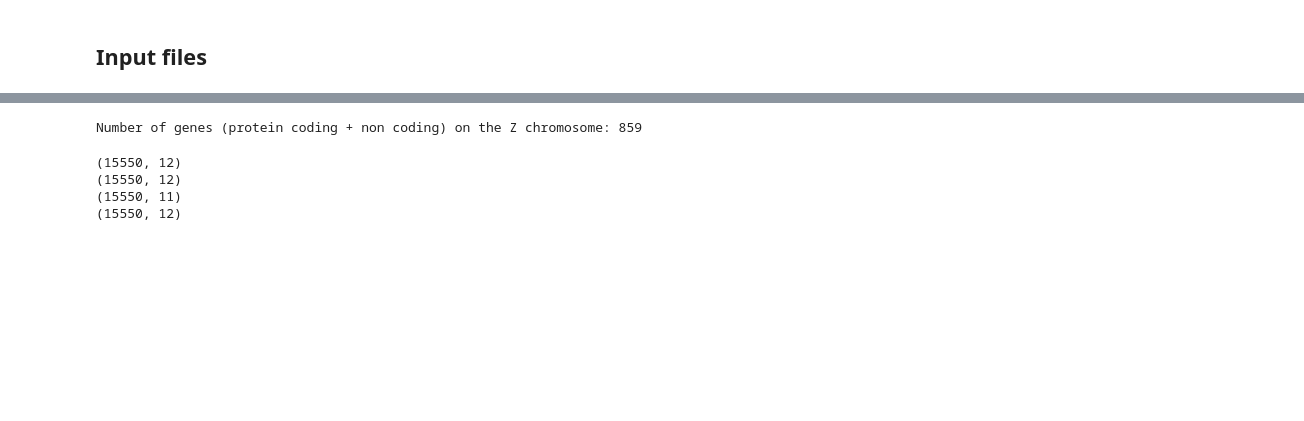
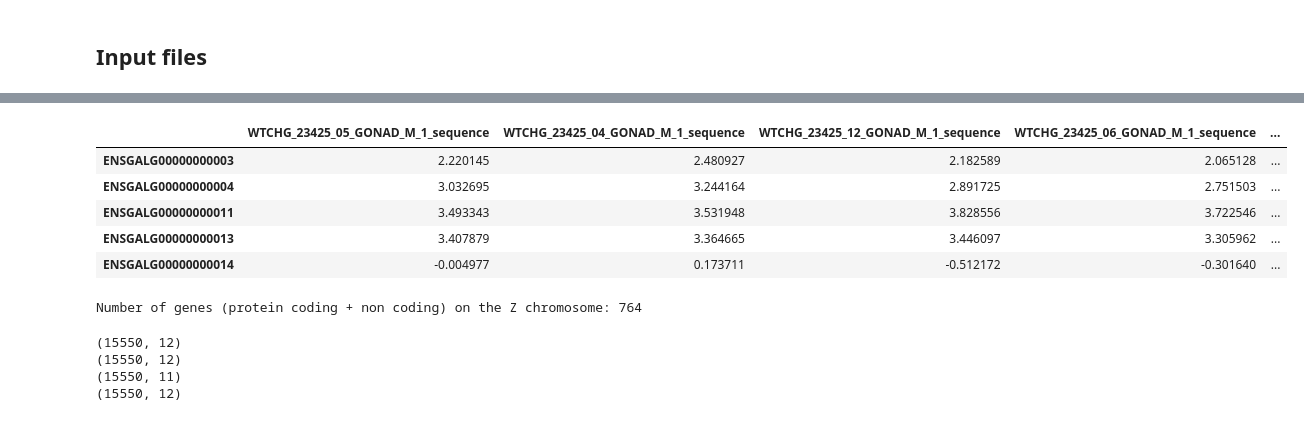
Before and after one commit to qfma/ohnolog-dc, a Jupyter notebook: ase-estimation/2015-10-27-ASE-only-SNP-genes-min17.ipynb, the cells around one changed output, grey strips where cells are left out. Drawn from its saved outputs; the diff is of its cells as text; code cells hidden in the pictures; blank space fills up the shorter version.

```diff
--- a/ase-estimation/2015-10-27-ASE-only-SNP-genes-min17.ipynb
+++ b/ase-estimation/2015-10-27-ASE-only-SNP-genes-min17.ipynb
@@ -125,3 +129,12 @@ rpkm_liver = pd.read_csv("/data/ucbtzim/ohnolog-dc/differential-expression/2015-
+# %%
+rpkm_gonad.head()
+# %% [output]
+|  | WTCHG_23425_05_GONAD_M_1_sequence | WTCHG_23425_04_GONAD_M_1_sequence | WTCHG_23425_12_GONAD_M_1_sequence | WTCHG_23425_06_GONAD_M_1_sequence | ... |
+| ENSGALG00000000003 | 2.220145 | 2.480927 | 2.182589 | 2.065128 | ... |
+| ENSGALG00000000004 | 3.032695 | 3.244164 | 2.891725 | 2.751503 | ... |
+| ENSGALG00000000011 | 3.493343 | 3.531948 | 3.828556 | 3.722546 | ... |
+| ENSGALG00000000013 | 3.407879 | 3.364665 | 3.446097 | 3.305962 | ... |
+| ENSGALG00000000014 | -0.004977 | 0.173711 | -0.512172 | -0.301640 | ... |
 # %%
 def read_gid_to_chr(infile):
     '''Reads in a file obtained from Ensembl mapping each gene to its chromosomal location'''
@@ -135,13 +148,14 @@ def read_gid_to_chr(infile):
                 gid_to_chr[line[0]] = line[1]
     return gid_to_chr
 
-gid_to_chr = read_gid_to_chr("/data/ucbtzim/ohnolog-dc/dc-comparison/Gallus_gallus.75.gid.chr.tsv")
+# gid_to_chr = read_gid_to_chr("/data/ucbtzim/ohnolog-dc/dc-comparison/Gallus_gallus.75.gid.chr.tsv")
 
+gid_to_chr = read_gid_to_chr("/data/ucbtzim/ohnolog-dc/dc-comparison/Gallus_gallus.75.gid.chr.proteincoding.tsv")
 # Get a list of Z linked gene IDs
 Z_genes = [g for g, pos in gid_to_chr.items() if pos == "Z"]
 print "Number of genes (protein coding + non coding) on the Z chromosome:", len(Z_genes)
 # %% [output]
-Number of genes (protein coding + non coding) on the Z chromosome: 859
+Number of genes (protein coding + non coding) on the Z chromosome: 764
 # %%
 comb_gonad = pd.concat([rpkm_gonad, de_gonad], axis=1)
 comb_heart = pd.concat([rpkm_heart, de_heart], axis=1)
```
Also changed, not shown: parts of 23 cells of this notebook, 2 other files.
